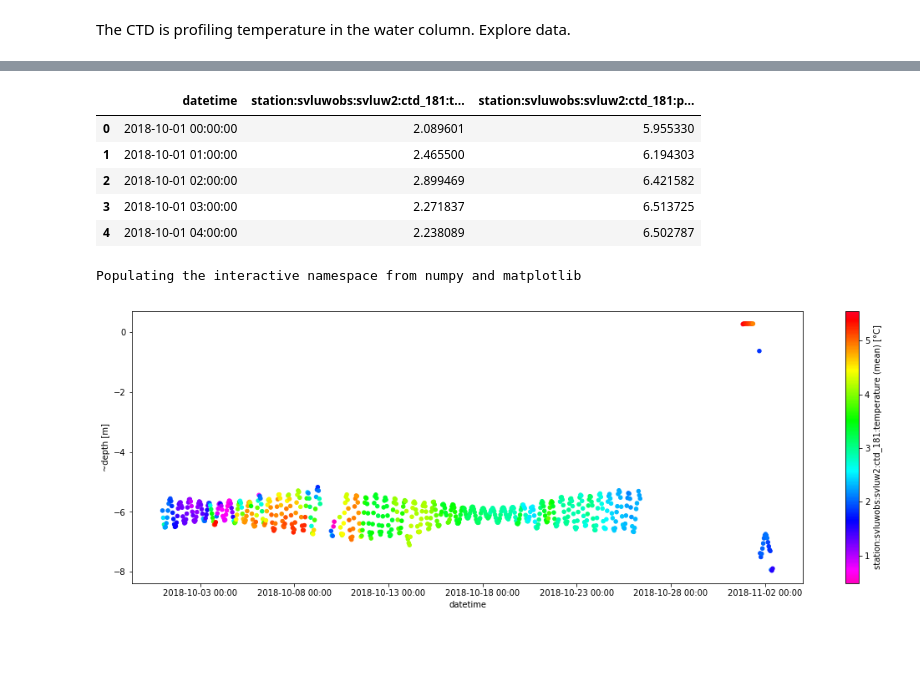
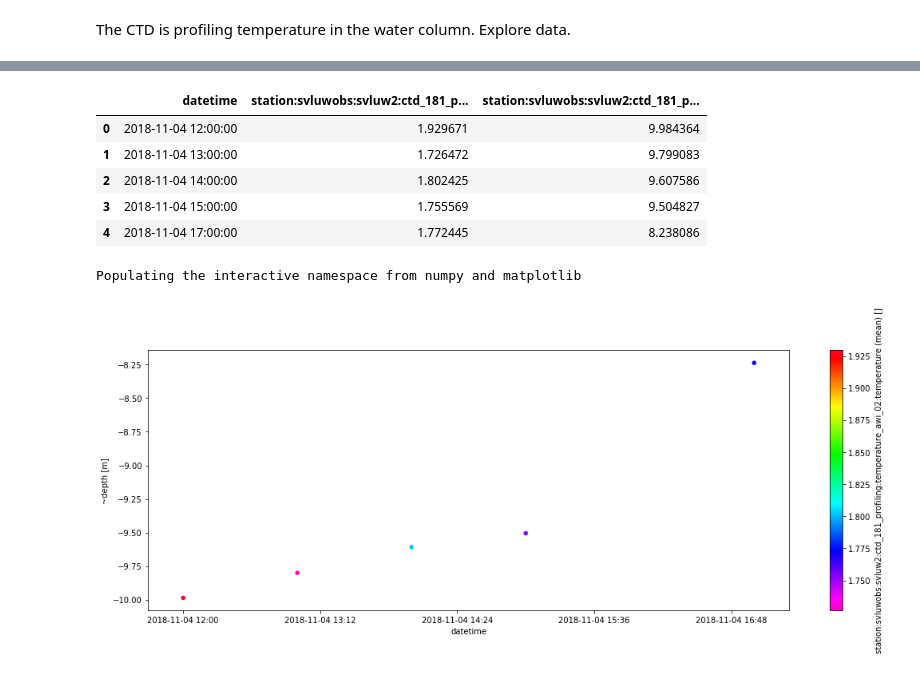
Before and after one commit to o2a-data/o2a-data-dws, a Jupyter notebook: dws-py-intro.ipynb, the cells around one changed output, grey strips where cells are left out. Drawn from its saved outputs; the diff is of its cells as text; code cells hidden in the pictures; blank space fills up the shorter version.

```diff
--- a/dws-py-intro.ipynb
+++ b/dws-py-intro.ipynb
@@ -139,36 +142,36 @@ pd.DataFrame.from_dict(sensors)
 # %%
 data = dws.get(
-  ["station:svluwobs:svluw2:ctd_181:temperature", "station:svluwobs:svluw2:ctd_181:pressure"],
+  ["station:svluwobs:svluw2:ctd_181_profiling:temperature_awi_02:temperature", "station:svluwobs:svluw2:ctd_181_profiling:pressure_awi_02:pressure"],
   begin="2018-10-01",
   end="2018-11-05",
   aggregate = "hour")
 data.head()
 # %% [output]
-|  | datetime | station:svluwobs:svluw2:ctd_181:t... | station:svluwobs:svluw2:ctd_181:p... |
-| 0 | 2018-10-01 00:00:00 | 2.089601 | 5.955330 |
-| 1 | 2018-10-01 01:00:00 | 2.465500 | 6.194303 |
-| 2 | 2018-10-01 02:00:00 | 2.899469 | 6.421582 |
-| 3 | 2018-10-01 03:00:00 | 2.271837 | 6.513725 |
-| 4 | 2018-10-01 04:00:00 | 2.238089 | 6.502787 |
+|  | datetime | station:svluwobs:svluw2:ctd_181_p... | station:svluwobs:svluw2:ctd_181_p... |
+| 0 | 2018-11-04 12:00:00 | 1.929671 | 9.984364 |
+| 1 | 2018-11-04 13:00:00 | 1.726472 | 9.799083 |
+| 2 | 2018-11-04 14:00:00 | 1.802425 | 9.607586 |
+| 3 | 2018-11-04 15:00:00 | 1.755569 | 9.504827 |
+| 4 | 2018-11-04 17:00:00 | 1.772445 | 8.238086 |
 # %%
 # size plot
 %pylab inline
 pylab.rcParams["figure.figsize"] = (18, 6)
 
 # plot data
 #data["timestamp"] = data["datetime"].astype(np.int64)/1e12
 data["timestamp"] = mdates.date2num(data["datetime"])
-data["depth"] = -data["station:svluwobs:svluw2:ctd_181:pressure (mean) [dbar]"]
+data["depth"] = -data["station:svluwobs:svluw2:ctd_181_profiling:pressure_awi_02:pressure (mean) []"]
 p = data.plot.scatter(
     x = "timestamp",
     y = "depth",
-    c = "station:svluwobs:svluw2:ctd_181:temperature (mean) [°C]",
+    c = "station:svluwobs:svluw2:ctd_181_profiling:temperature_awi_02:temperature (mean) []",
     colormap = "gist_rainbow_r",
     sharex = False)
 p.set_xticklabels([mdates.num2date(ts).strftime("%Y-%m-%d %H:%M") for ts in p.get_xticks()])
 plt.xlabel("datetime")
 plt.ylabel("~depth [m]")
 plt.show()
 # %% [output]
 Populating the interactive namespace from numpy and matplotlib
-[figure, old version]
+[figure, new version]
```
Also changed, not shown: parts of 9 cells of this notebook.
